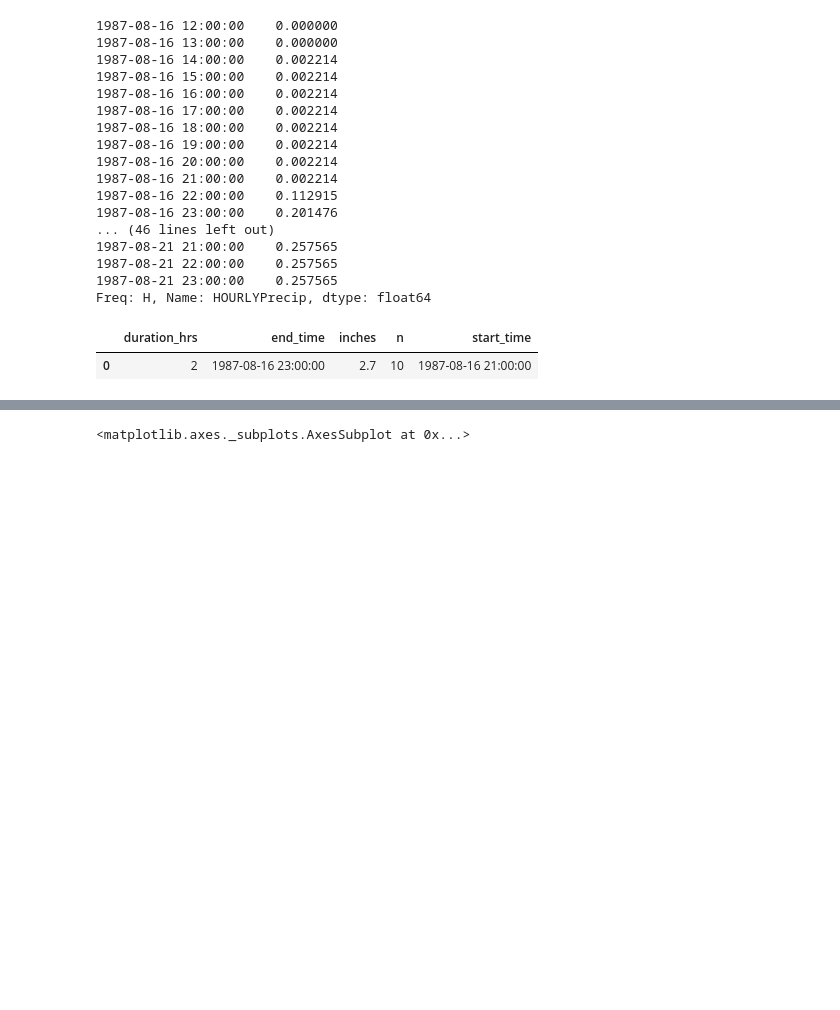
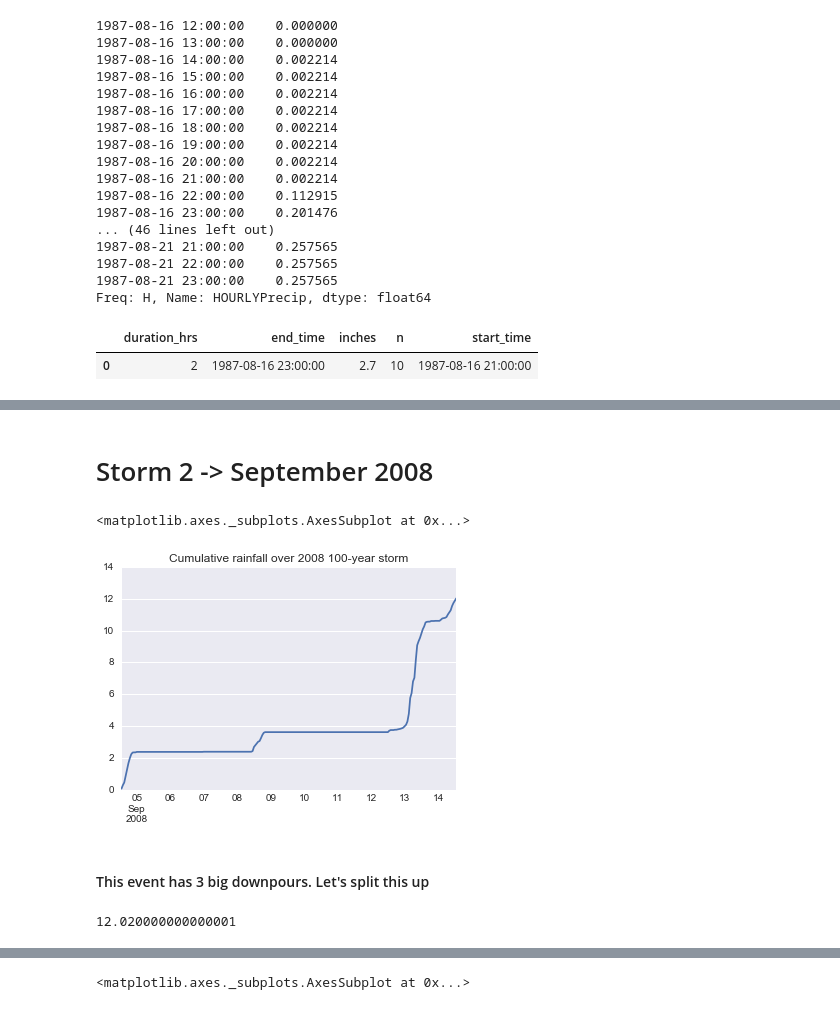
Before and after one commit to NORCatUofC/rain, a Jupyter notebook: n-year/notebooks/Examining the 100-year event.ipynb, the cells around one changed output, grey strips where cells are left out. Drawn from its saved outputs; the diff is of its cells as text; code cells hidden in the pictures; blank space fills up the shorter version.

```diff
--- a/n-year/notebooks/Examining the 100-year event.ipynb
+++ b/n-year/notebooks/Examining the 100-year event.ipynb
@@ -216,0 +200,15 @@ find_n_year_storms('1987-08-16 20:00:00', '1987-08-17 00:00:00', 10)
+# %% [markdown]
+# Storm 2 -> September 2008
+# %%
+storm2 = chi_rain_series['2008-09-04 13:00:00':'2008-09-14 13:00:00']
+storm2.cumsum().plot(title="Cumulative rainfall over 2008 100-year storm")
+# %% [output]
+<matplotlib.axes._subplots.AxesSubplot at 0x...>
+[figure, added]
+# %% [markdown]
+#### This event has 3 big downpours.  Let's split this up
+# %%
+total_rainfall = storm2.sum()
+total_rainfall
+# %% [output]
+12.020000000000001
```
Also changed, not shown: parts of 17 cells of this notebook, 1 other file.
